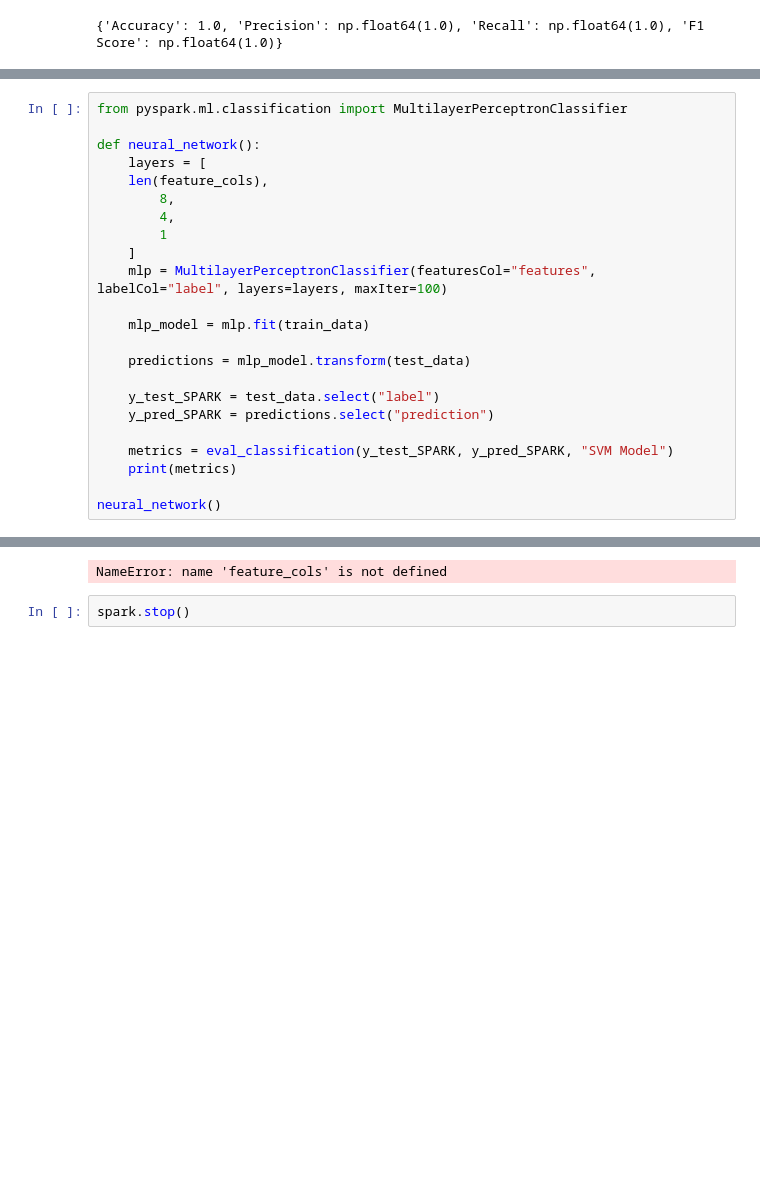
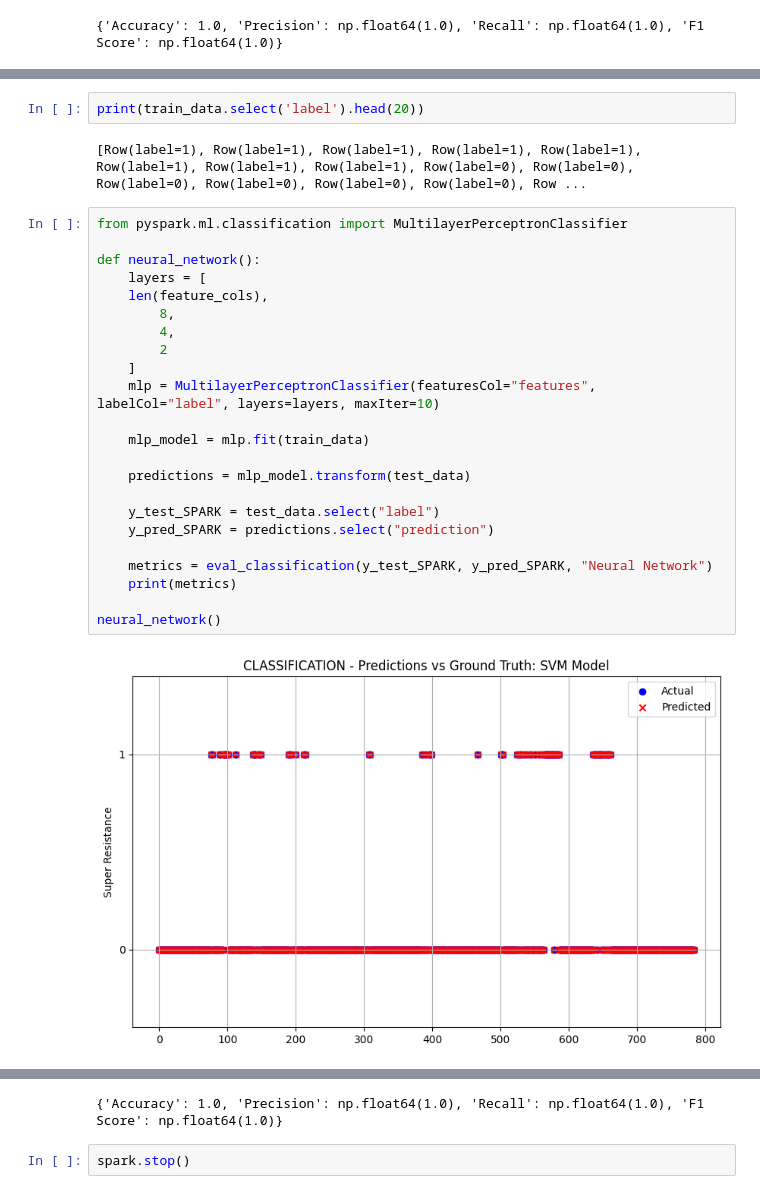
Before and after one commit to VX59/4-587-project-p1, a Jupyter notebook: src/phase3.ipynb, the cells around one changed output, grey strips where cells are left out. Saved outputs shown, nothing was run; the diff lists cells and outputs as text; blank space fills up the shorter version.

```diff
--- a/src/phase3.ipynb
+++ b/src/phase3.ipynb
@@ -327,24 +328,29 @@ AssertionError:
+# %%
+print(train_data.select('label').head(20))
+# %% [output]
+[Row(label=1), Row(label=1), Row(label=1), Row(label=1), Row(label=1), Row(label=1), Row(label=1), Row(label=1), Row(label=0), Row(label=0), Row(label=0), Row(label=0), Row(label=0), Row(label=0), Row ...
 # %%
 from pyspark.ml.classification import MultilayerPerceptronClassifier
 
 def neural_network():
     layers = [
     len(feature_cols),
         8,
         4,
-        1
+        2
     ]
-    mlp = MultilayerPerceptronClassifier(featuresCol="features", labelCol="label", layers=layers, maxIter=100)
+    mlp = MultilayerPerceptronClassifier(featuresCol="features", labelCol="label", layers=layers, maxIter=10)
 
     mlp_model = mlp.fit(train_data)
 
     predictions = mlp_model.transform(test_data)
 
     y_test_SPARK = test_data.select("label")
     y_pred_SPARK = predictions.select("prediction")
 
-    metrics = eval_classification(y_test_SPARK, y_pred_SPARK, "SVM Model")
+    metrics = eval_classification(y_test_SPARK, y_pred_SPARK, "Neural Network")
     print(metrics)
 
 neural_network()
 # %% [output]
+[figure, added]
@@ -351,3 +358,3 @@ neural_network()
-NameError: name 'feature_cols' is not defined
+{'Accuracy': 1.0, 'Precision': np.float64(1.0), 'Recall': np.float64(1.0), 'F1 Score': np.float64(1.0)}
 # %%
 spark.stop()
```
Also changed, not shown: parts of 5 cells of this notebook.
